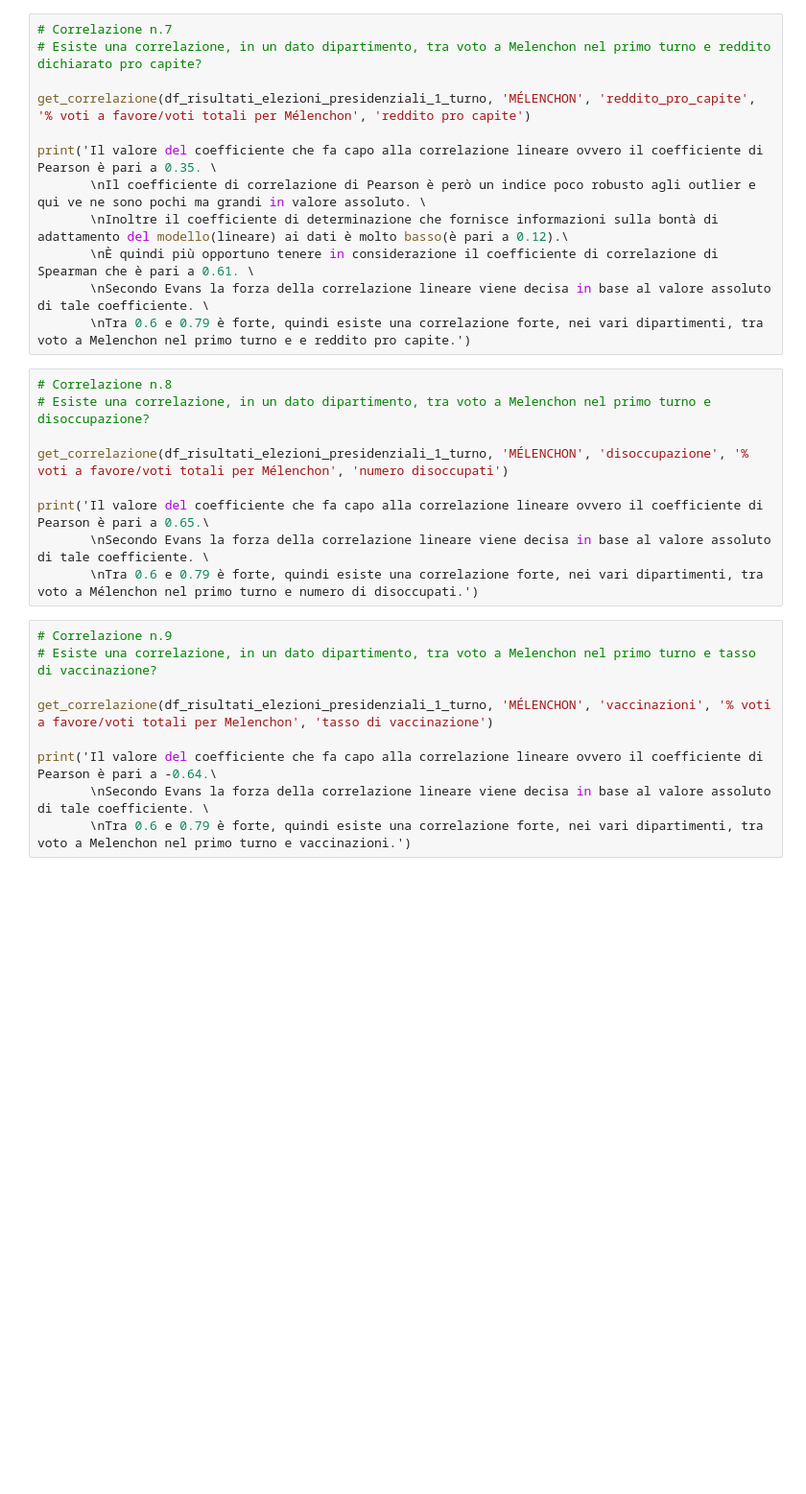
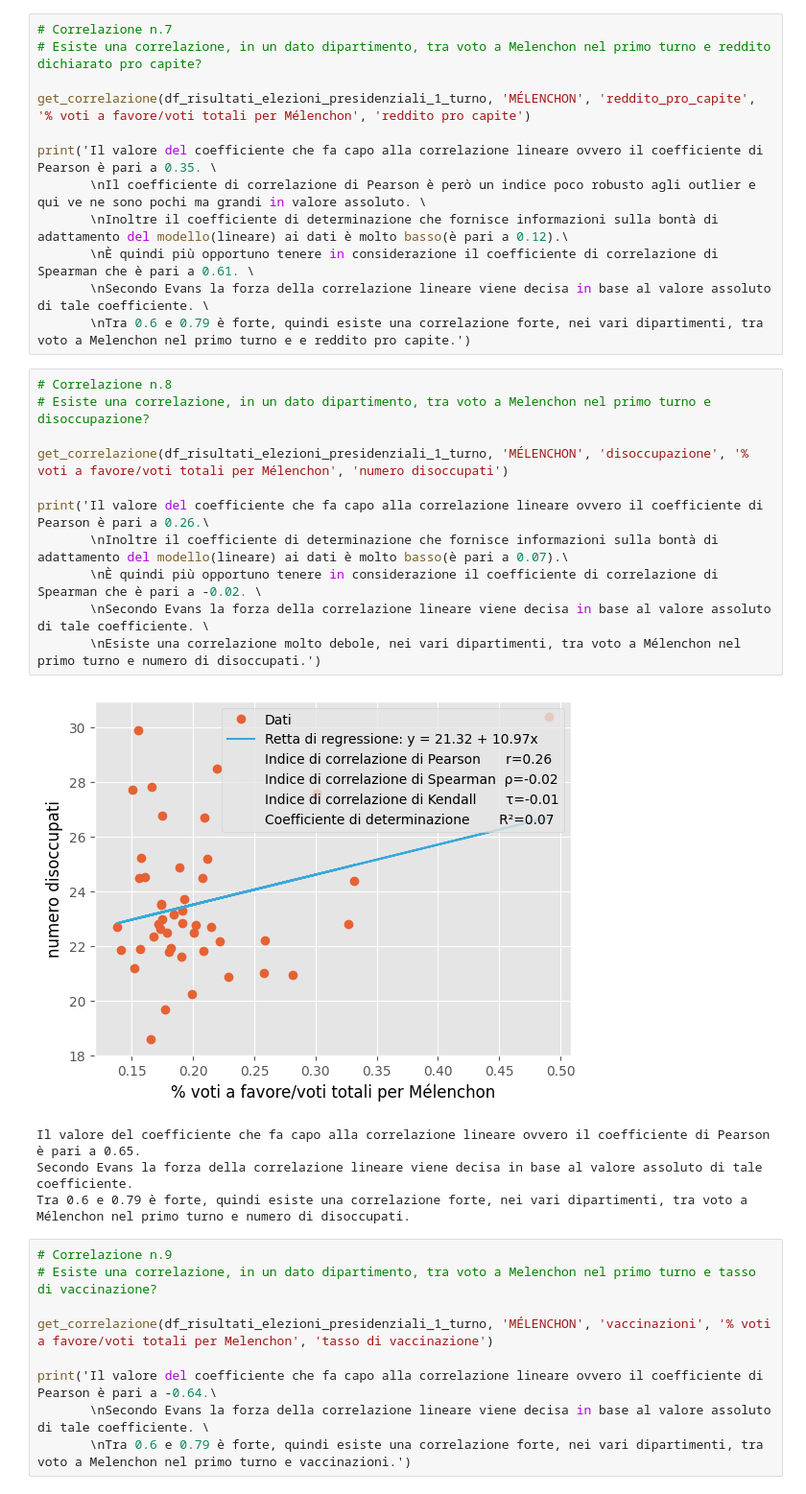
Before and after one commit to NabboGamer/progetto-big-data, a Jupyter notebook: Data Analytics.ipynb, the cells around one changed output. Shown at 96% size. Saved outputs shown, nothing was run; the diff lists cells and outputs as text; blank space fills up the shorter version.

```diff
--- a/Data Analytics.ipynb
+++ b/Data Analytics.ipynb
@@ -442,12 +494,19 @@ print('Il valore del coefficiente che fa capo alla correlazione lineare ovvero i
 # %%
 # Correlazione n.8
 # Esiste una correlazione, in un dato dipartimento, tra voto a Melenchon nel primo turno e disoccupazione?
 
 get_correlazione(df_risultati_elezioni_presidenziali_1_turno, 'MÉLENCHON', 'disoccupazione', '% voti a favore/voti totali per Mélenchon', 'numero disoccupati')
 
-print('Il valore del coefficiente che fa capo alla correlazione lineare ovvero il coefficiente di Pearson è pari a 0.65.\
+print('Il valore del coefficiente che fa capo alla correlazione lineare ovvero il coefficiente di Pearson è pari a 0.26.\
+       \nInoltre il coefficiente di determinazione che fornisce informazioni sulla bontà di adattamento del modello(lineare) ai dati è molto basso(è pari a 0.07).\
+       \nÈ quindi più opportuno tenere in considerazione il coefficiente di correlazione di Spearman che è pari a -0.02. \
        \nSecondo Evans la forza della correlazione lineare viene decisa in base al valore assoluto di tale coefficiente. \
-       \nTra 0.6 e 0.79 è forte, quindi esiste una correlazione forte, nei vari dipartimenti, tra voto a Mélenchon nel primo turno e numero di disoccupati.')
+       \nEsiste una correlazione molto debole, nei vari dipartimenti, tra voto a Mélenchon nel primo turno e numero di disoccupati.')
+# %% [output]
+[figure, added]
+Il valore del coefficiente che fa capo alla correlazione lineare ovvero il coefficiente di Pearson è pari a 0.65.
+Secondo Evans la forza della correlazione lineare viene decisa in base al valore assoluto di tale coefficiente.
+Tra 0.6 e 0.79 è forte, quindi esiste una correlazione forte, nei vari dipartimenti, tra voto a Mélenchon nel primo turno e numero di disoccupati.
 # %%
 # Correlazione n.9
 # Esiste una correlazione, in un dato dipartimento, tra voto a Melenchon nel primo turno e tasso di vaccinazione?
```
Also changed, not shown: parts of 6 cells of this notebook.
